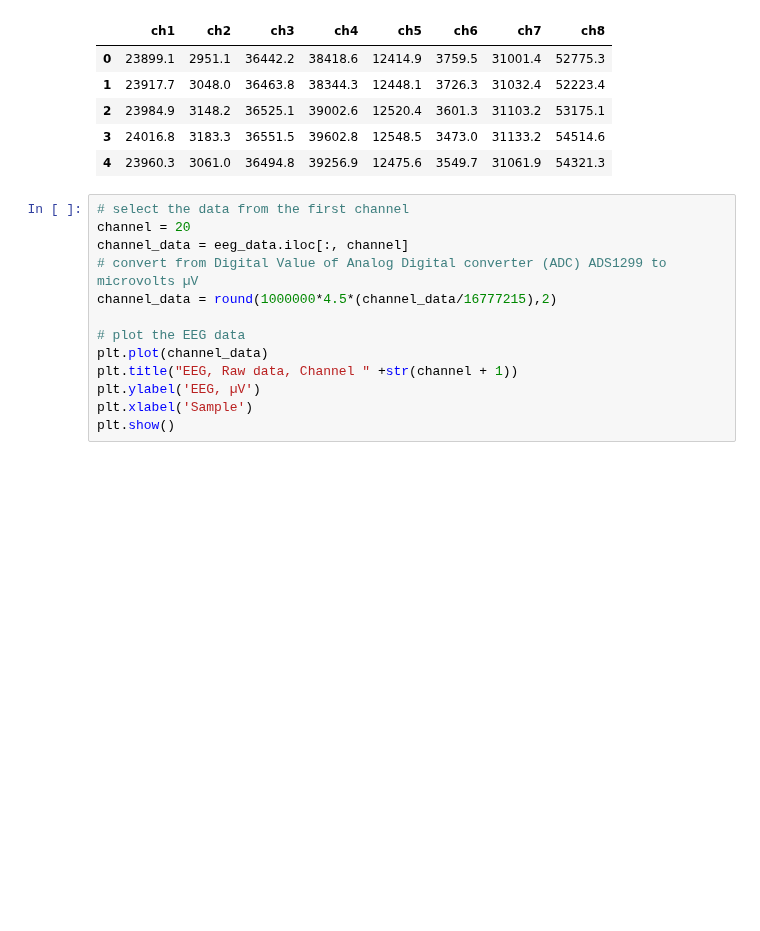
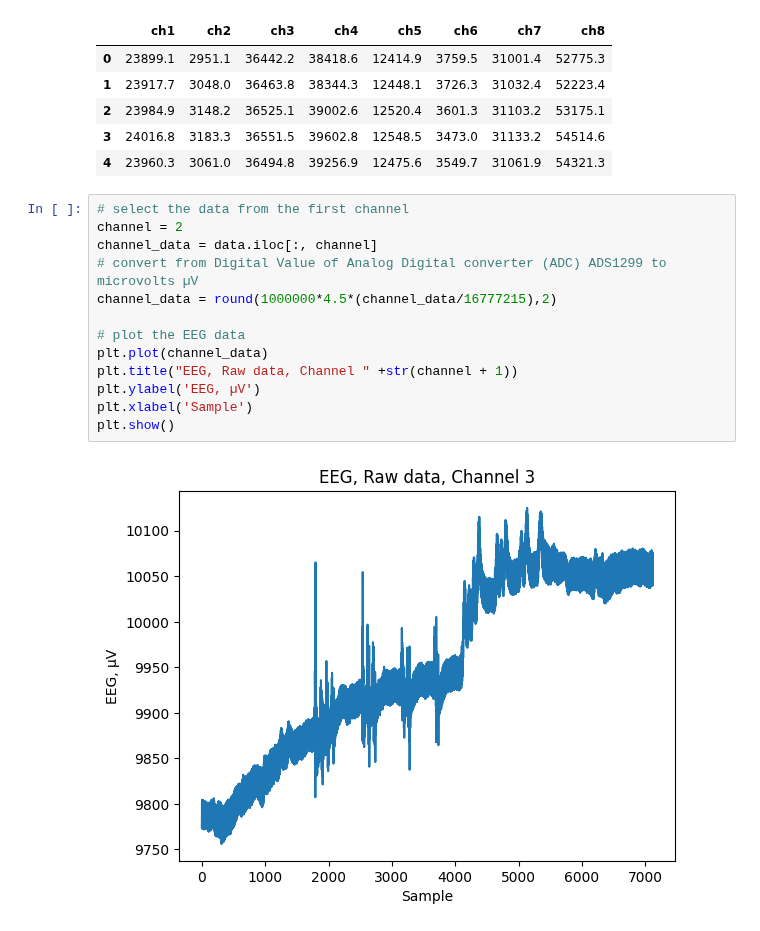
Before and after one commit to parvanehyaghoubi/NeuroWave, a Jupyter notebook: frequency_analysis.ipynb, the cells around one changed output. Saved outputs shown, nothing was run; the diff lists cells and outputs as text; blank space fills up the shorter version.

```diff
--- a/frequency_analysis.ipynb
+++ b/frequency_analysis.ipynb
@@ -41,14 +41,16 @@ display(data.head())
 | 4 | 23960.3 | 3061.0 | 36494.8 | 39256.9 | 12475.6 | 3549.7 | 31061.9 | 54321.3 |
 # %%
 # select the data from the first channel
-channel = 20
-channel_data = eeg_data.iloc[:, channel]
+channel = 2
+channel_data = data.iloc[:, channel]
 # convert from Digital Value of Analog Digital converter (ADC) ADS1299 to microvolts µV
 channel_data = round(1000000*4.5*(channel_data/16777215),2)
 
 # plot the EEG data
 plt.plot(channel_data)
 plt.title("EEG, Raw data, Channel " +str(channel + 1))
 plt.ylabel('EEG, µV')
 plt.xlabel('Sample')
 plt.show()
+# %% [output]
+[figure, added]
```
Also changed, not shown: parts of 3 cells of this notebook.
